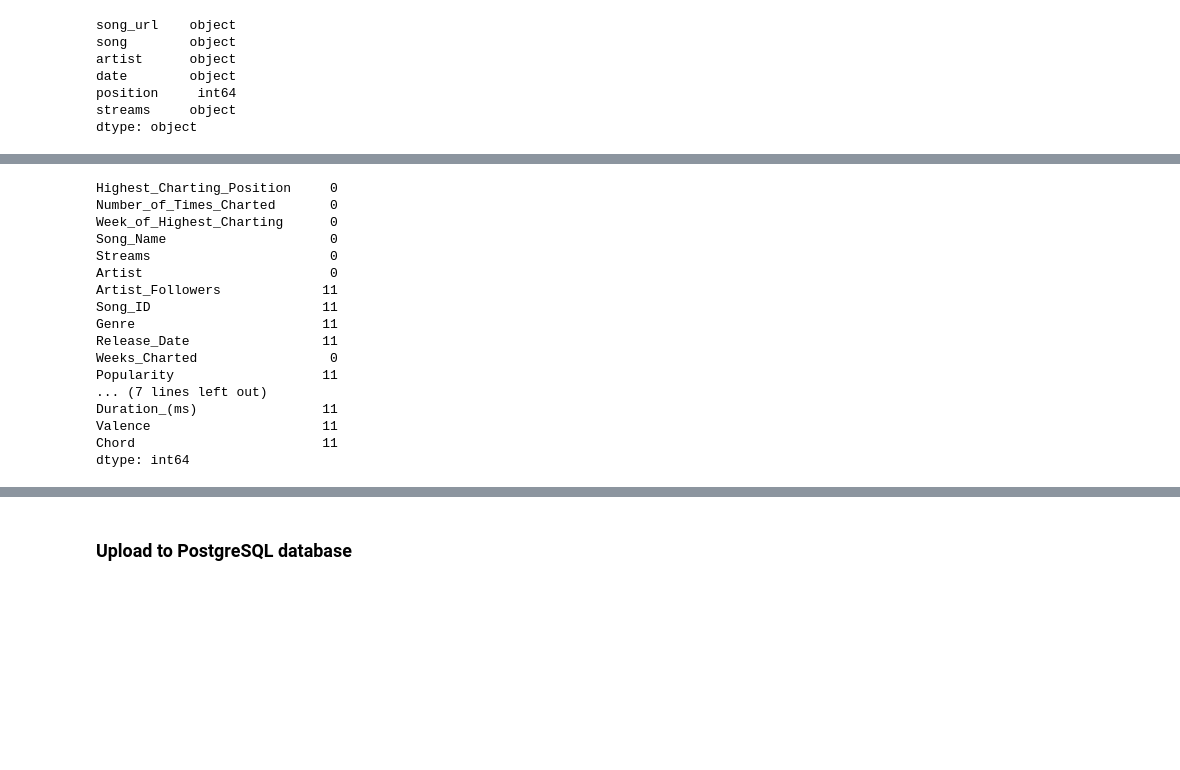
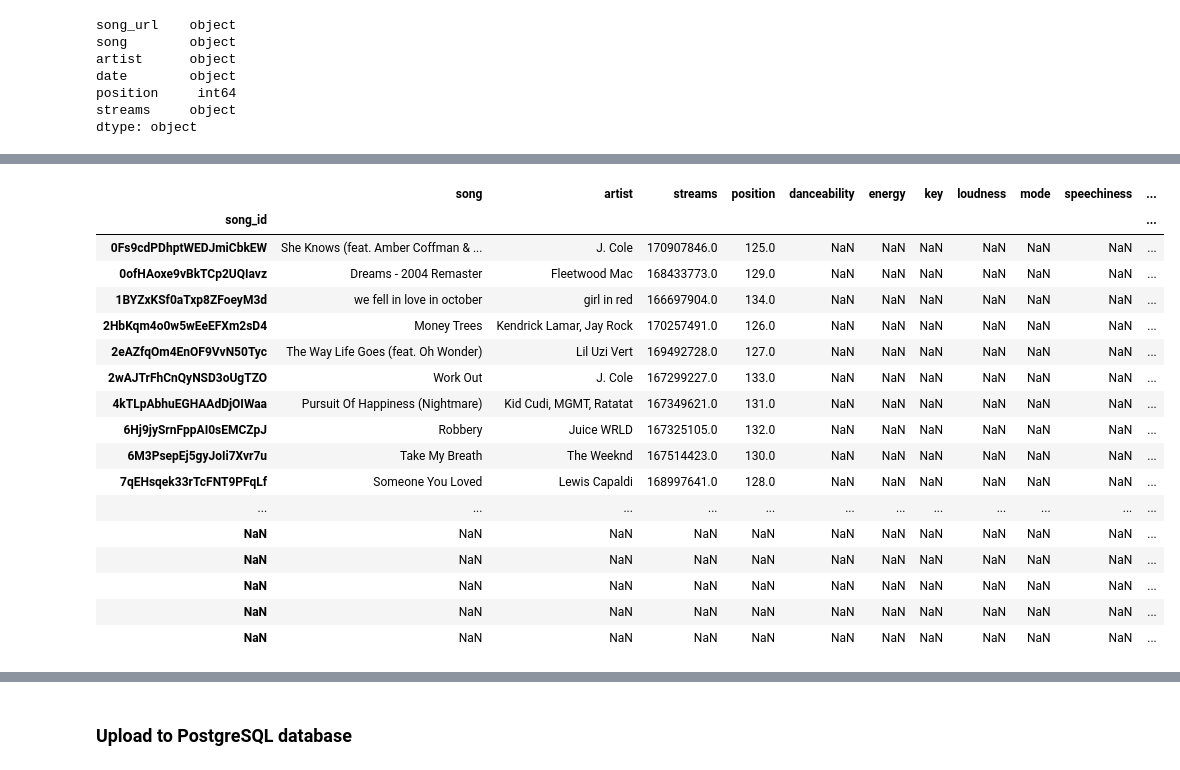
Before and after one commit to aseo67/Top_Songs_Analysis, a Jupyter notebook: TopSongsAnalysis_DataLoading.ipynb, the cells around one changed output, grey strips where cells are left out. Saved outputs shown, nothing was run; the diff lists cells and outputs as text; code cells hidden in the pictures; blank space fills up the shorter version.

```diff
--- a/TopSongsAnalysis_DataLoading.ipynb
+++ b/TopSongsAnalysis_DataLoading.ipynb
@@ -459,24 +486,25 @@ Chord                        0
 dtype: int64
-# %%
-# Replace whitespace values with NaN
-song_df = song_df.replace(r'^\s*$', np.nan, regex=True)
-song_df.isnull().sum()
-# %% [output]
-Highest_Charting_Position     0
-Number_of_Times_Charted       0
-Week_of_Highest_Charting      0
-Song_Name                     0
-Streams                       0
-Artist                        0
-Artist_Followers             11
-Song_ID                      11
-Genre                        11
-Release_Date                 11
-Weeks_Charted                 0
-Popularity                   11
-... (7 lines left out)
-Duration_(ms)                11
-Valence                      11
-Chord                        11
-dtype: int64
+# %%
+# Print out NaN rows to check data
+na_df = song_df[song_df.isna().any(axis=1)]
+na_df
+# %% [output]
+|  | song | artist | streams | position | danceability | energy | key | loudness | mode | speechiness | ... |
+| song_id |  |  |  |  |  |  |  |  |  |  | ... |
+| 0Fs9cdPDhptWEDJmiCbkEW | She Knows (feat. Amber Coffman & ... | J. Cole | 170907846.0 | 125.0 | NaN | NaN | NaN | NaN | NaN | NaN | ... |
+| 0ofHAoxe9vBkTCp2UQIavz | Dreams - 2004 Remaster | Fleetwood Mac | 168433773.0 | 129.0 | NaN | NaN | NaN | NaN | NaN | NaN | ... |
+| 1BYZxKSf0aTxp8ZFoeyM3d | we fell in love in october | girl in red | 166697904.0 | 134.0 | NaN | NaN | NaN | NaN | NaN | NaN | ... |
+| 2HbKqm4o0w5wEeEFXm2sD4 | Money Trees | Kendrick Lamar, Jay Rock | 170257491.0 | 126.0 | NaN | NaN | NaN | NaN | NaN | NaN | ... |
+| 2eAZfqOm4EnOF9VvN50Tyc | The Way Life Goes (feat. Oh Wonder) | Lil Uzi Vert | 169492728.0 | 127.0 | NaN | NaN | NaN | NaN | NaN | NaN | ... |
+| 2wAJTrFhCnQyNSD3oUgTZO | Work Out | J. Cole | 167299227.0 | 133.0 | NaN | NaN | NaN | NaN | NaN | NaN | ... |
+| 4kTLpAbhuEGHAAdDjOIWaa | Pursuit Of Happiness (Nightmare) | Kid Cudi, MGMT, Ratatat | 167349621.0 | 131.0 | NaN | NaN | NaN | NaN | NaN | NaN | ... |
+| 6Hj9jySrnFppAI0sEMCZpJ | Robbery | Juice WRLD | 167325105.0 | 132.0 | NaN | NaN | NaN | NaN | NaN | NaN | ... |
+| 6M3PsepEj5gyJoIi7Xvr7u | Take My Breath | The Weeknd | 167514423.0 | 130.0 | NaN | NaN | NaN | NaN | NaN | NaN | ... |
+| 7qEHsqek33rTcFNT9PFqLf | Someone You Loved | Lewis Capaldi | 168997641.0 | 128.0 | NaN | NaN | NaN | NaN | NaN | NaN | ... |
+| ... | ... | ... | ... | ... | ... | ... | ... | ... | ... | ... | ... |
+| NaN | NaN | NaN | NaN | NaN | NaN | NaN | NaN | NaN | NaN | NaN | ... |
+| NaN | NaN | NaN | NaN | NaN | NaN | NaN | NaN | NaN | NaN | NaN | ... |
+| NaN | NaN | NaN | NaN | NaN | NaN | NaN | NaN | NaN | NaN | NaN | ... |
+| NaN | NaN | NaN | NaN | NaN | NaN | NaN | NaN | NaN | NaN | NaN | ... |
+| NaN | NaN | NaN | NaN | NaN | NaN | NaN | NaN | NaN | NaN | NaN | ... |
 # %%
```
Also changed, not shown: parts of 40 cells of this notebook.
